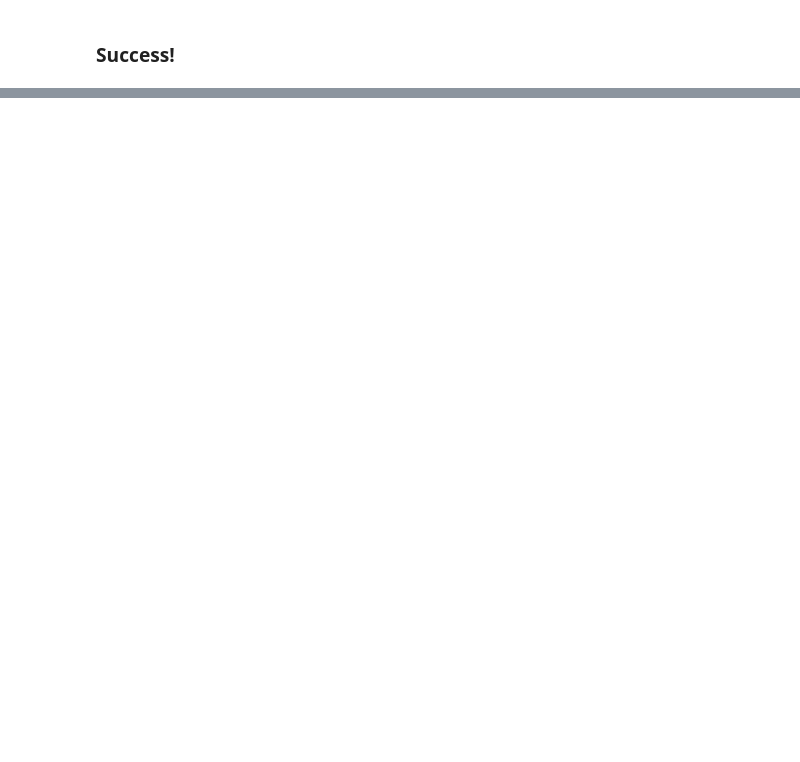
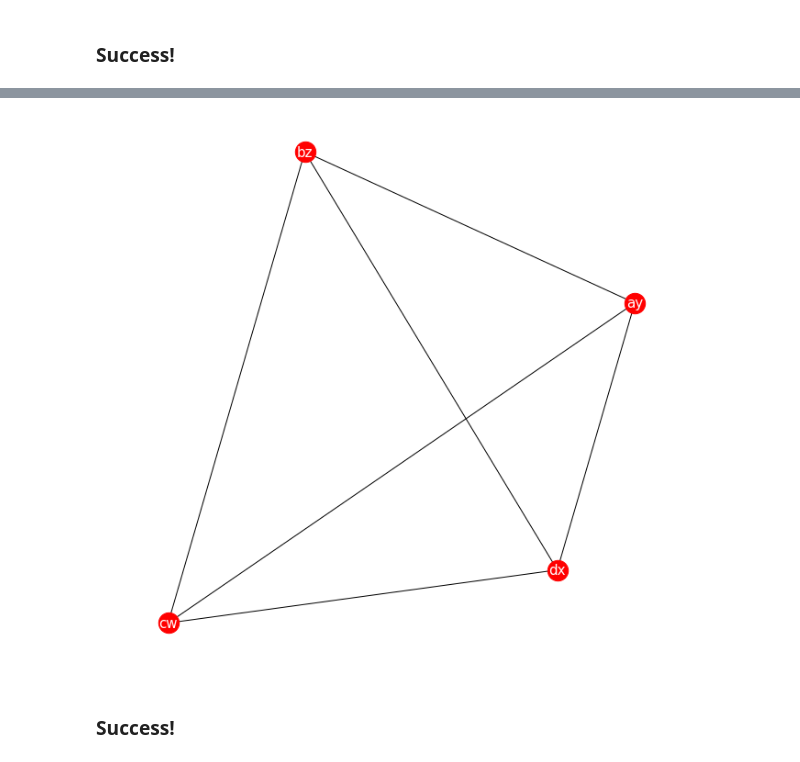
Before and after one commit to sophiaas/GraphResonators, a Jupyter notebook: graph_resonators.ipynb, the cells around one changed output, grey strips where cells are left out. Cells and saved outputs as stored; diff of their text form; code cells hidden in the pictures; blank space fills up the shorter version.

```diff
--- a/graph_resonators.ipynb
+++ b/graph_resonators.ipynb
@@ -79,0 +203,9 @@ nx.draw(MC, pos, node_size=500, with_labels=True, font_size=15, font_color='whit
+# %%
+MC = AG.subgraph(mc)
+plt.figure(figsize=(8,8))
+pos = nx.drawing.layout.circular_layout(AG)
+nx.draw(MC, pos, node_size=500, with_labels=True, font_size=15, font_color='white')
+# %% [output]
+[figure, added]
+# %% [markdown]
+### Success!
```
Also changed, not shown: parts of 25 cells of this notebook, 1 other file.
